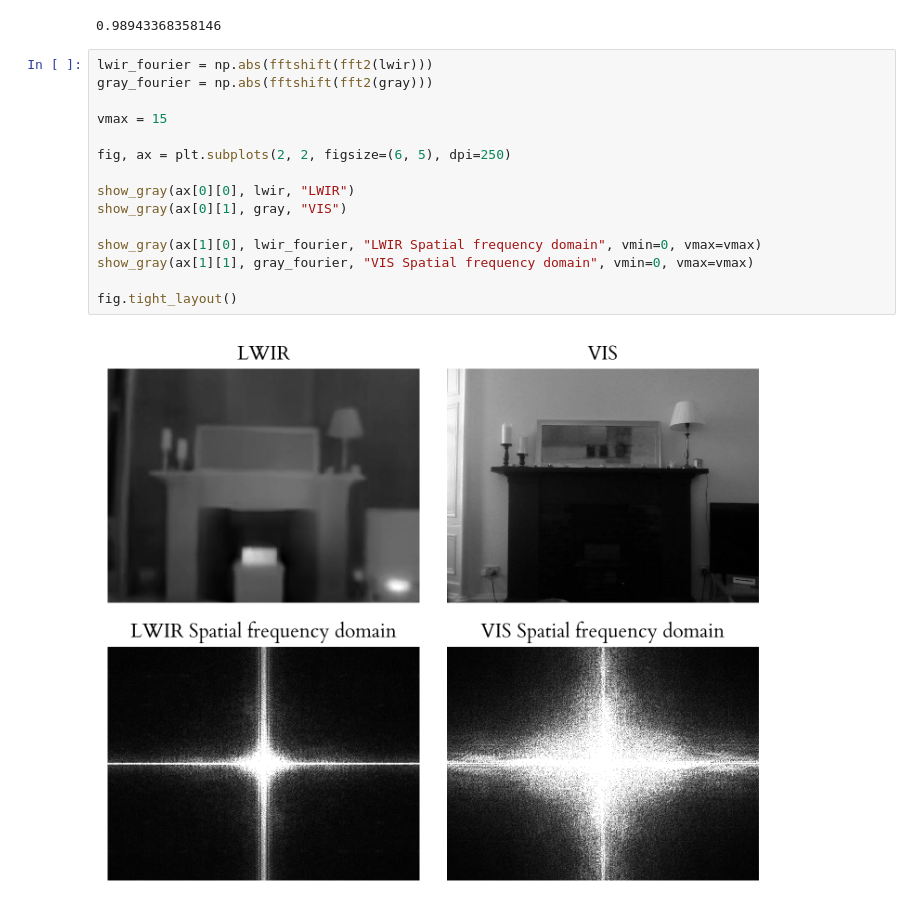
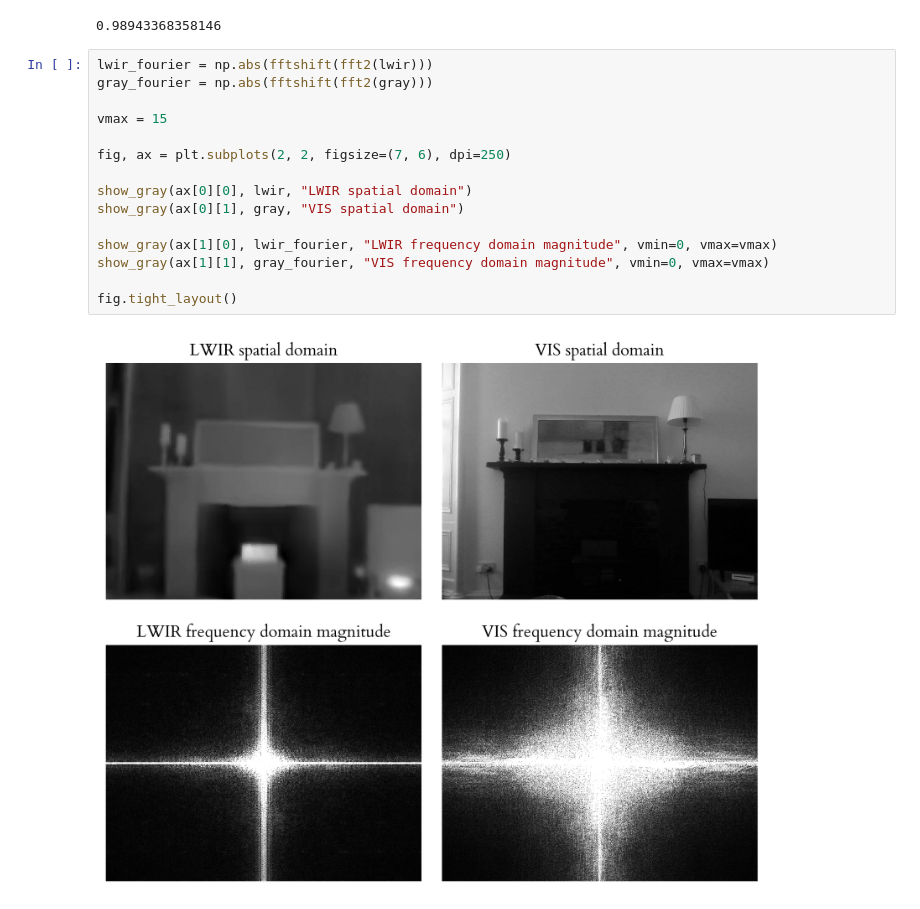
Before and after one commit to Lindronics/honours_project, a Jupyter notebook: notebooks/analysis/pre_analysis.ipynb, the cells around one changed output. Cells and saved outputs as stored; diff of their text form.

Commit message:
Dissertation: Improved fourier transform figure

```diff
--- a/notebooks/analysis/pre_analysis.ipynb
+++ b/notebooks/analysis/pre_analysis.ipynb
@@ -48,17 +48,17 @@ gray.max()
 # %%
 lwir_fourier = np.abs(fftshift(fft2(lwir)))
 gray_fourier = np.abs(fftshift(fft2(gray)))
 
 vmax = 15
 
-fig, ax = plt.subplots(2, 2, figsize=(6, 5), dpi=250)
+fig, ax = plt.subplots(2, 2, figsize=(7, 6), dpi=250)
 
-show_gray(ax[0][0], lwir, "LWIR")
-show_gray(ax[0][1], gray, "VIS")
+show_gray(ax[0][0], lwir, "LWIR spatial domain")
+show_gray(ax[0][1], gray, "VIS spatial domain")
 
-show_gray(ax[1][0], lwir_fourier, "LWIR Spatial frequency domain", vmin=0, vmax=vmax)
-show_gray(ax[1][1], gray_fourier, "VIS Spatial frequency domain", vmin=0, vmax=vmax)
+show_gray(ax[1][0], lwir_fourier, "LWIR frequency domain magnitude", vmin=0, vmax=vmax)
+show_gray(ax[1][1], gray_fourier, "VIS frequency domain magnitude", vmin=0, vmax=vmax)
 
 fig.tight_layout()
 # %% [output]
-[figure, old version]
+[figure, new version]
```
Also changed, not shown: parts of 5 cells of this notebook, 6 other files.
